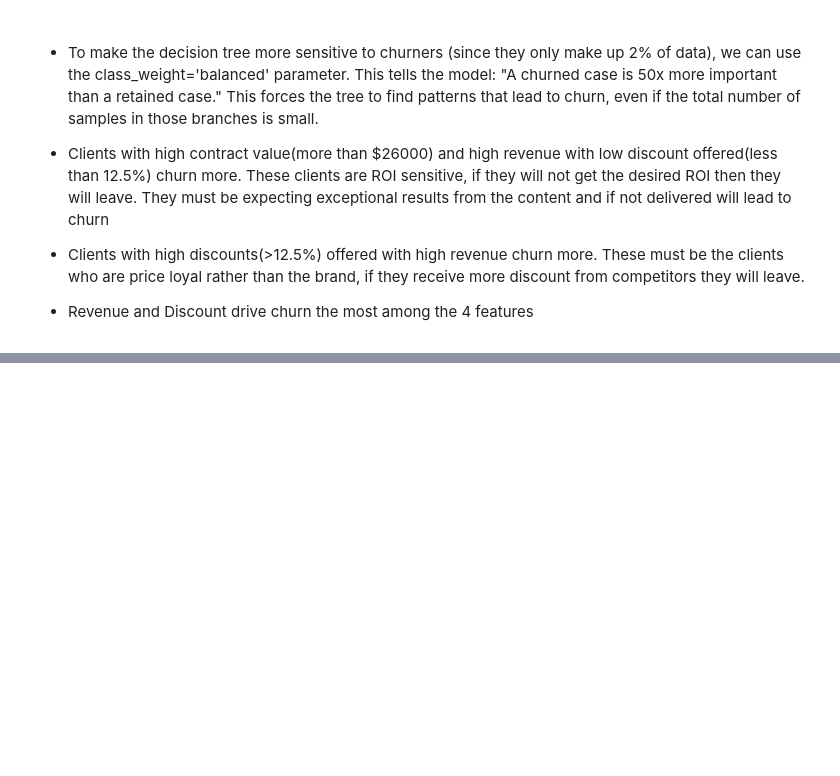
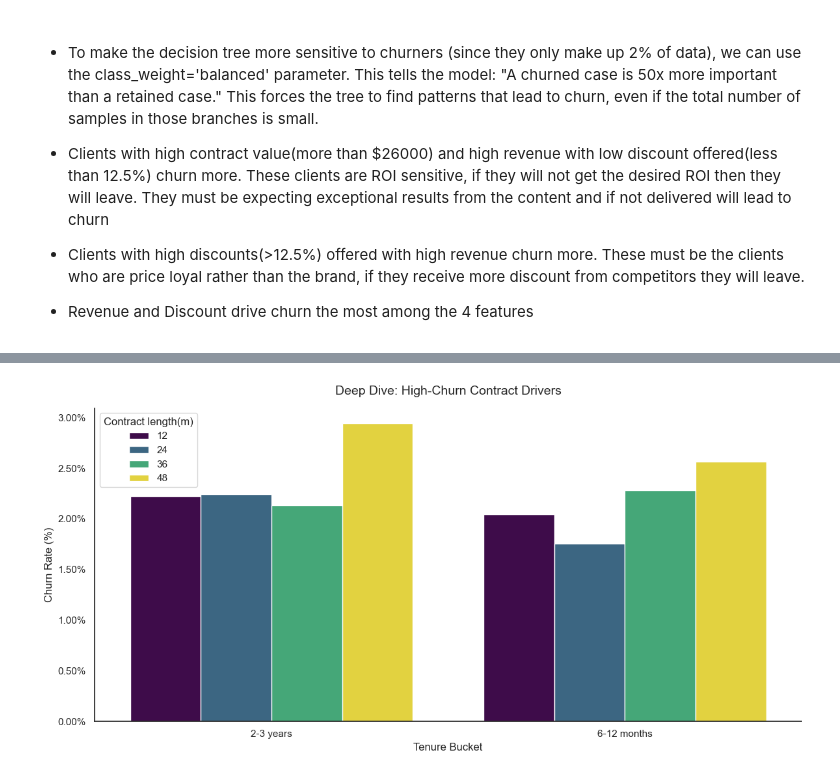
Before and after one commit to prathamgarg08/Churn-Prediction, a Jupyter notebook: notebooks/EDA.ipynb, the cells around one changed output, grey strips where cells are left out. Cells and saved outputs as stored; diff of their text form; code cells hidden in the pictures; blank space fills up the shorter version.

```diff
--- a/notebooks/EDA.ipynb
+++ b/notebooks/EDA.ipynb
@@ -1256,0 +1415,42 @@ plt.tight_layout()
+# %%
+import seaborn as sns
+import matplotlib.pyplot as plt
+import matplotlib.ticker as mtick
+
+# 1. Filter and ensure the categories are "fresh"
+target_segments = ['6-12 months', '2-3 years']
+segment_df = df[df['tenure_bucket'].isin(target_segments)].copy()
+
+# This is the trick: Convert to string to drop the "memory" of other buckets
+segment_df['tenure_bucket'] = segment_df['tenure_bucket'].astype(str)
+
+# 2. Group for the plot
+plot_data = segment_df.groupby(['tenure_bucket', 'Contract length(m)'])['Churn flag'].mean().reset_index()
+
+# 3. Create the plot
+plt.figure(figsize=(12, 6)) # Narrower figure makes bars look more substantial
+sns.set_style("white")
+
+ax = sns.barplot(
+    data=plot_data,
+    x='tenure_bucket',
+    y='Churn flag',
+    hue='Contract length(m)',
+    palette='viridis',
+    edgecolor='white'
+)
+
+# 4. Styling
+ax.yaxis.set_major_formatter(mtick.PercentFormatter(1.0))
+plt.title('Deep Dive: High-Churn Contract Drivers', fontsize=14, pad=15)
+plt.ylabel('Churn Rate (%)', fontsize=12)
+plt.xlabel('Tenure Bucket', fontsize=12)
+
+# Remove grid and spines
+plt.grid(False)
+sns.despine()
+
+plt.tight_layout()
+plt.show()
+# %% [output]
+[figure, added]
```
Also changed, not shown: parts of 29 cells of this notebook, 8 other files.
